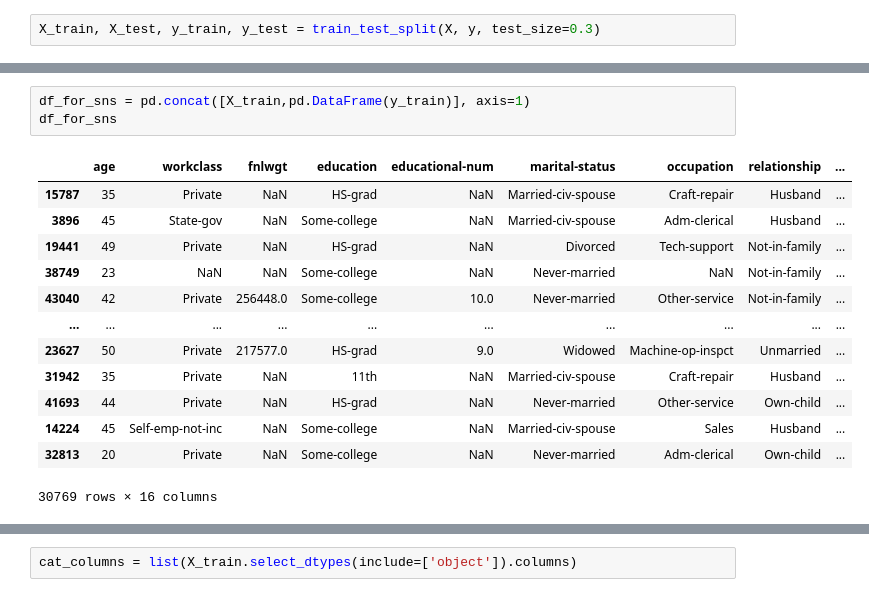
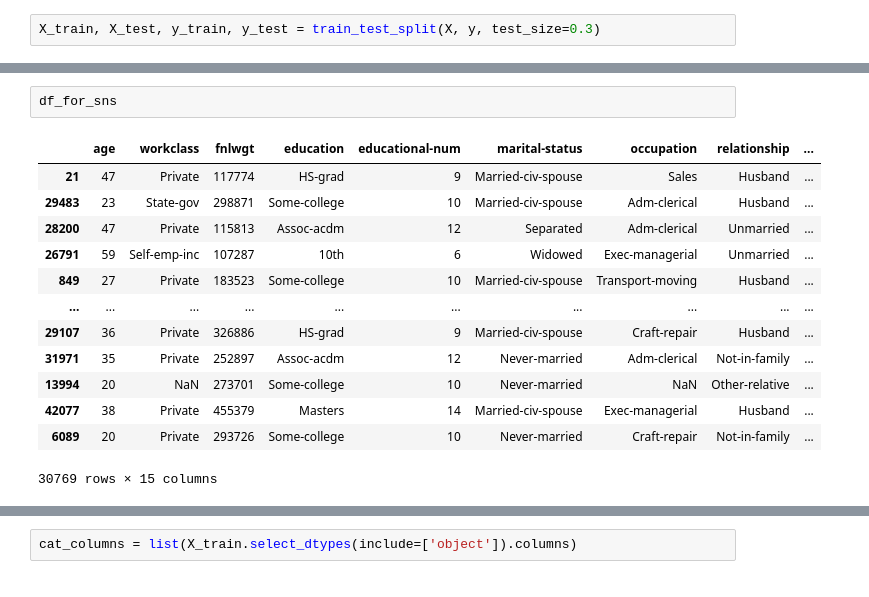
Before and after one commit to TimurTKO/Smote, a Jupyter notebook: sample.ipynb, the cells around one changed output, grey strips where cells are left out. Saved outputs shown, nothing was run; the diff lists cells and outputs as text.

```diff
--- a/sample.ipynb
+++ b/sample.ipynb
@@ -157,20 +157,19 @@ sns.catplot(
 # %%
-df_for_sns = pd.concat([X_train,pd.DataFrame(y_train)], axis=1)
 df_for_sns
 # %% [output]
 |  | age | workclass | fnlwgt | education | educational-num | marital-status | occupation | relationship | ... |
-| 15787 | 35 | Private | NaN | HS-grad | NaN | Married-civ-spouse | Craft-repair | Husband | ... |
-| 3896 | 45 | State-gov | NaN | Some-college | NaN | Married-civ-spouse | Adm-clerical | Husband | ... |
-| 19441 | 49 | Private | NaN | HS-grad | NaN | Divorced | Tech-support | Not-in-family | ... |
-| 38749 | 23 | NaN | NaN | Some-college | NaN | Never-married | NaN | Not-in-family | ... |
-| 43040 | 42 | Private | 256448.0 | Some-college | 10.0 | Never-married | Other-service | Not-in-family | ... |
+| 21 | 47 | Private | 117774 | HS-grad | 9 | Married-civ-spouse | Sales | Husband | ... |
+| 29483 | 23 | State-gov | 298871 | Some-college | 10 | Married-civ-spouse | Adm-clerical | Husband | ... |
+| 28200 | 47 | Private | 115813 | Assoc-acdm | 12 | Separated | Adm-clerical | Unmarried | ... |
+| 26791 | 59 | Self-emp-inc | 107287 | 10th | 6 | Widowed | Exec-managerial | Unmarried | ... |
+| 849 | 27 | Private | 183523 | Some-college | 10 | Married-civ-spouse | Transport-moving | Husband | ... |
 | ... | ... | ... | ... | ... | ... | ... | ... | ... | ... |
-| 23627 | 50 | Private | 217577.0 | HS-grad | 9.0 | Widowed | Machine-op-inspct | Unmarried | ... |
-| 31942 | 35 | Private | NaN | 11th | NaN | Married-civ-spouse | Craft-repair | Husband | ... |
-| 41693 | 44 | Private | NaN | HS-grad | NaN | Never-married | Other-service | Own-child | ... |
-| 14224 | 45 | Self-emp-not-inc | NaN | Some-college | NaN | Married-civ-spouse | Sales | Husband | ... |
-| 32813 | 20 | Private | NaN | Some-college | NaN | Never-married | Adm-clerical | Own-child | ... |
+| 29107 | 36 | Private | 326886 | HS-grad | 9 | Married-civ-spouse | Craft-repair | Husband | ... |
+| 31971 | 35 | Private | 252897 | Assoc-acdm | 12 | Never-married | Adm-clerical | Not-in-family | ... |
+| 13994 | 20 | NaN | 273701 | Some-college | 10 | Never-married | NaN | Other-relative | ... |
+| 42077 | 38 | Private | 455379 | Masters | 14 | Married-civ-spouse | Exec-managerial | Husband | ... |
+| 6089 | 20 | Private | 293726 | Some-college | 10 | Never-married | Craft-repair | Not-in-family | ... |
-30769 rows × 16 columns
+30769 rows × 15 columns
 # %%
 y_train
 # %% [output]
```
Also changed, not shown: parts of 17 cells of this notebook.
